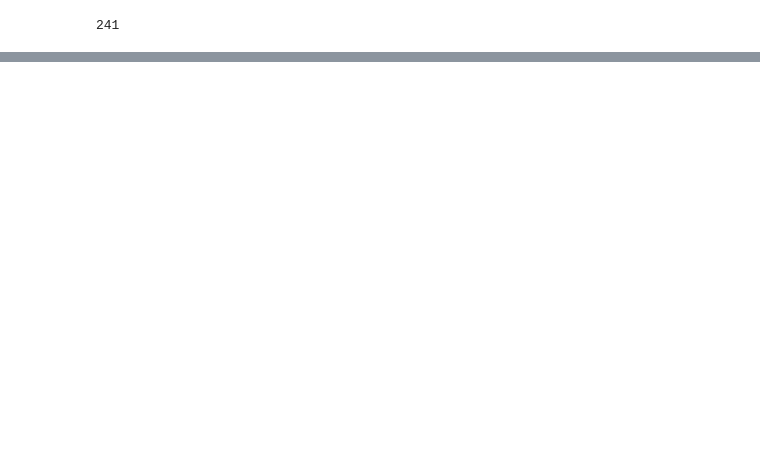
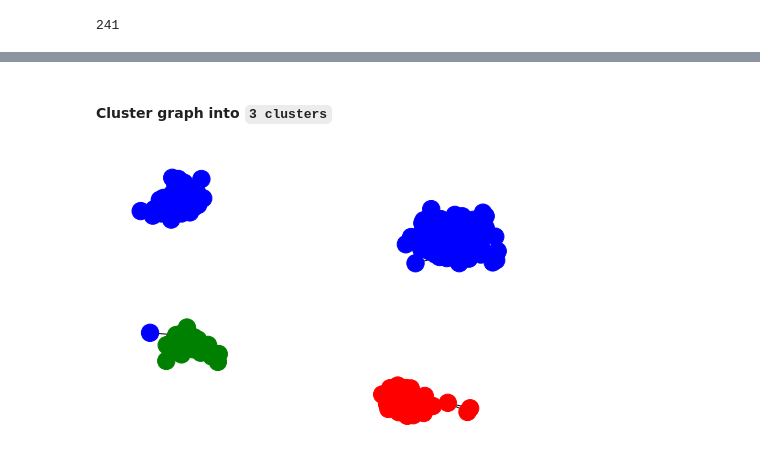
Before and after one commit to workinn/ID2222, a Jupyter notebook: lab4/HW4.ipynb, the cells around one changed output, grey strips where cells are left out. Saved outputs shown, nothing was run; the diff lists cells and outputs as text; code cells hidden in the pictures; blank space fills up the shorter version.

```diff
--- a/lab4/HW4.ipynb
+++ b/lab4/HW4.ipynb
@@ -133,0 +269,7 @@ What to do here? :))
+# %% [markdown]
+#### Cluster graph into `3 clusters`
+# %%
+example1Graph.run(3)
+example1Graph.plotClusteredGraph()
+# %% [output]
+[figure, added]
```
Also changed, not shown: parts of 36 cells of this notebook.
